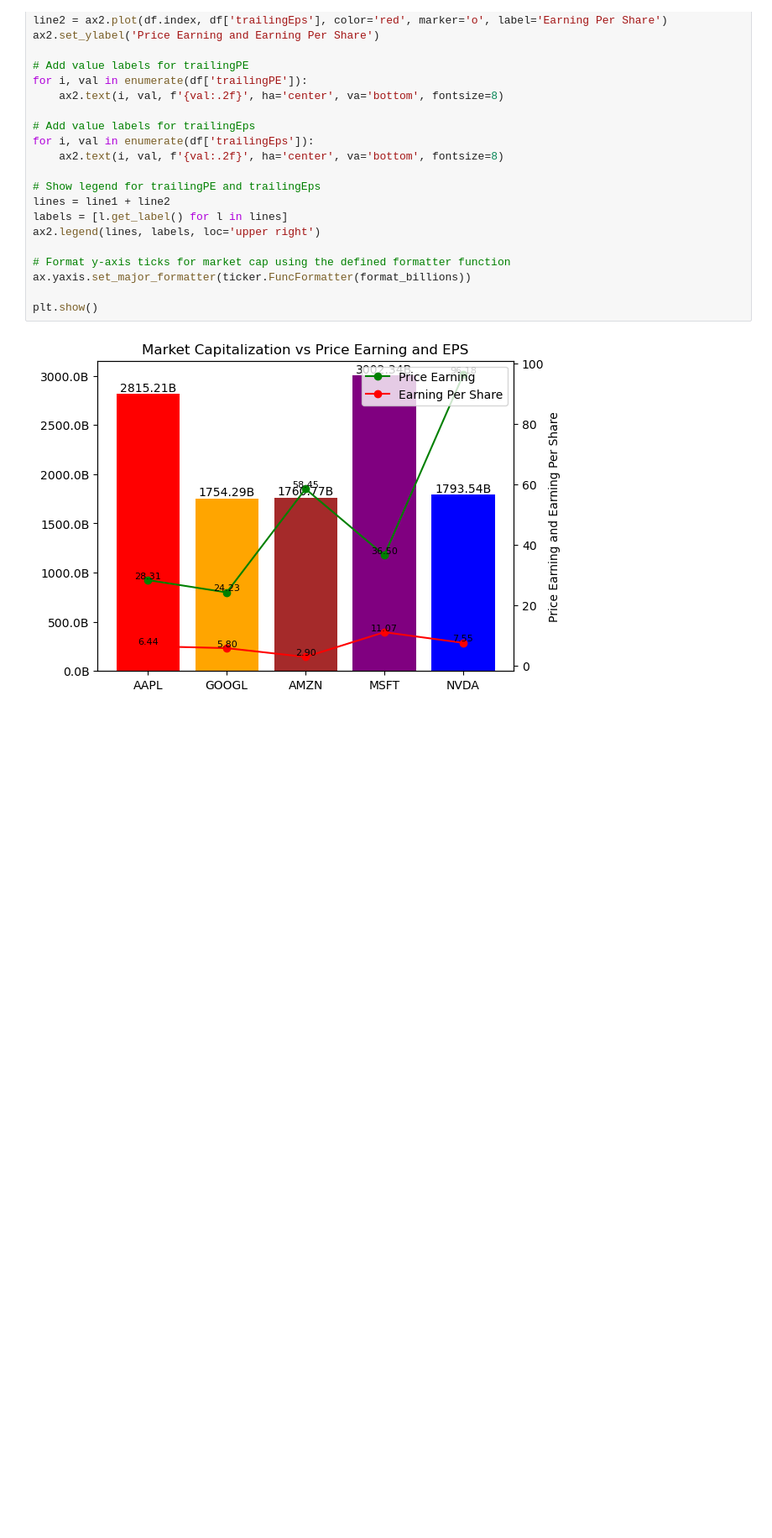
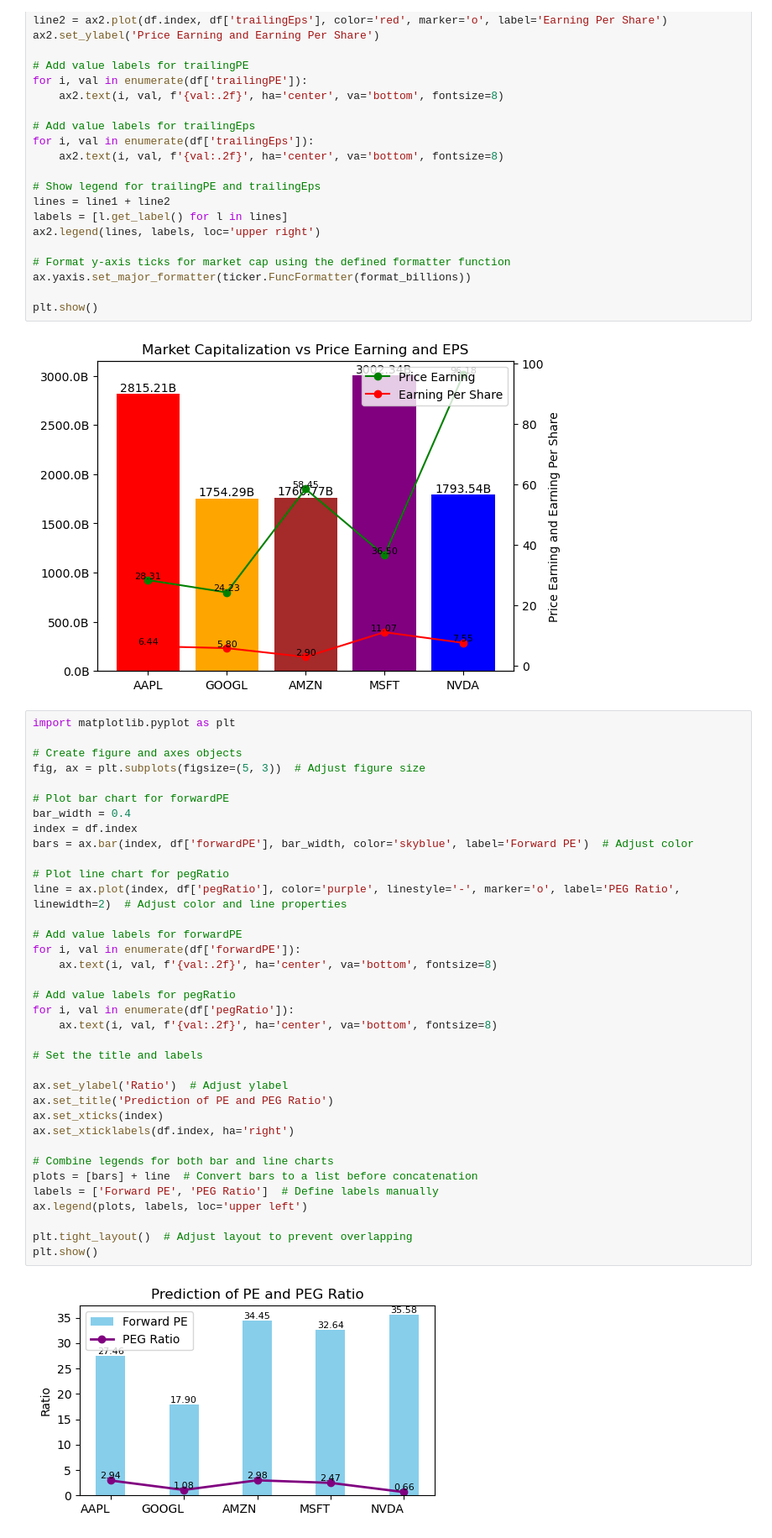
Before and after one commit to ElleNaazB/Project-1, a Jupyter notebook: 1fin_analysis_diagram.ipynb, the cells around one changed output. Shown: that part at 84% size. Drawn from its saved outputs; the diff is of its cells as text; blank space fills up the shorter version.

```diff
--- a/1fin_analysis_diagram.ipynb
+++ b/1fin_analysis_diagram.ipynb
@@ -267,3 +267,41 @@ ax.yaxis.set_major_formatter(ticker.FuncFormatter(format_billions))
 plt.show()
 # %% [output]
 [figure]
+# %%
+import matplotlib.pyplot as plt
+
+# Create figure and axes objects
+fig, ax = plt.subplots(figsize=(5, 3))  # Adjust figure size
+
+# Plot bar chart for forwardPE
+bar_width = 0.4
+index = df.index
+bars = ax.bar(index, df['forwardPE'], bar_width, color='skyblue', label='Forward PE')  # Adjust color
+
+# Plot line chart for pegRatio
+line = ax.plot(index, df['pegRatio'], color='purple', linestyle='-', marker='o', label='PEG Ratio', linewidth=2)  # Adjust color and line properties
+
+# Add value labels for forwardPE
+for i, val in enumerate(df['forwardPE']):
+    ax.text(i, val, f'{val:.2f}', ha='center', va='bottom', fontsize=8)
+
+# Add value labels for pegRatio
+for i, val in enumerate(df['pegRatio']):
+    ax.text(i, val, f'{val:.2f}', ha='center', va='bottom', fontsize=8)
+
+# Set the title and labels
+
+ax.set_ylabel('Ratio')  # Adjust ylabel
+ax.set_title('Prediction of PE and PEG Ratio')
+ax.set_xticks(index)
+ax.set_xticklabels(df.index, ha='right')
+
+# Combine legends for both bar and line charts
+plots = [bars] + line  # Convert bars to a list before concatenation
+labels = ['Forward PE', 'PEG Ratio']  # Define labels manually
+ax.legend(plots, labels, loc='upper left')
+
+plt.tight_layout()  # Adjust layout to prevent overlapping
+plt.show()
+# %% [output]
+[figure, added]
```
Also changed, not shown: parts of 1 cell of this notebook.
